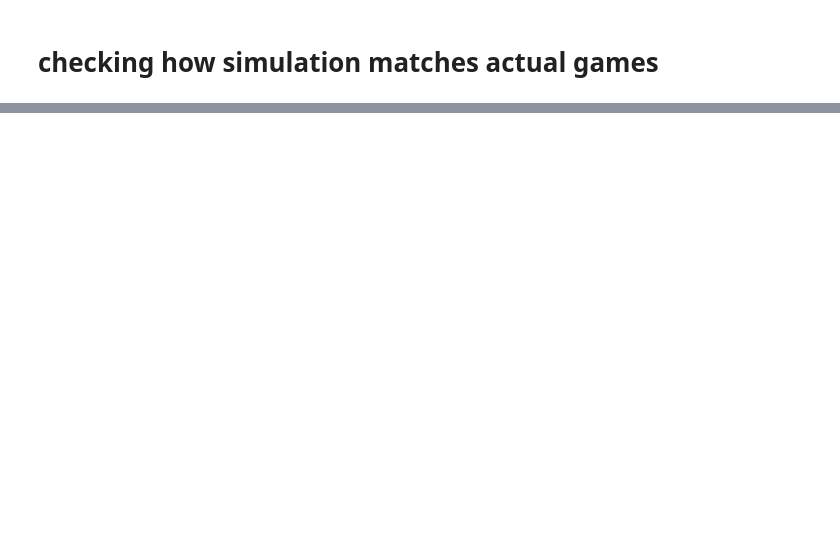
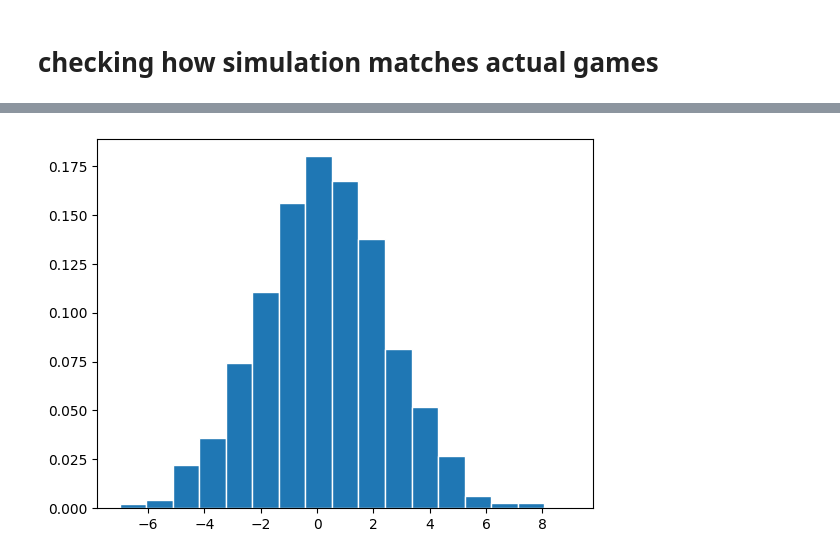
Before and after one commit to jeffxhansen/NHL_Win_Predictor, a Jupyter notebook: jeff.ipynb, the cells around one changed output, grey strips where cells are left out. Saved outputs shown, nothing was run; the diff lists cells and outputs as text; code cells hidden in the pictures; blank space fills up the shorter version.

```diff
--- a/jeff.ipynb
+++ b/jeff.ipynb
@@ -646,0 +878,6 @@ display(last_rows_df)
+# %%
+df = pd.concat([
+    pd.read_feather('data/simulated_games/nohit_500.feather'),
+    pd.read_feather('data/simulated_games/nohit_1000.feather')
+])
+display(df)
@@ -646,0 +898,6 @@ display(last_rows_df)
+# %%
+last_rows = df['game_id'].shift(-1) != df['game_id']
+df_last = df.loc[last_rows, :].copy()
+
+display(df_last['GOAL_AWAY'].value_counts().sort_index())
+display(df_last['GOAL_HOME'].value_counts().sort_index())
@@ -646,0 +932,6 @@ display(last_rows_df)
+# %%
+diff = df_last['GOAL_HOME'] - df_last['GOAL_AWAY']
+plt.hist(diff, bins=len(diff.unique()), edgecolor='white', density=True)
+plt.show()
+# %% [output]
+[figure, added]
```
Also changed, not shown: parts of 12 cells of this notebook, 2 other files.
